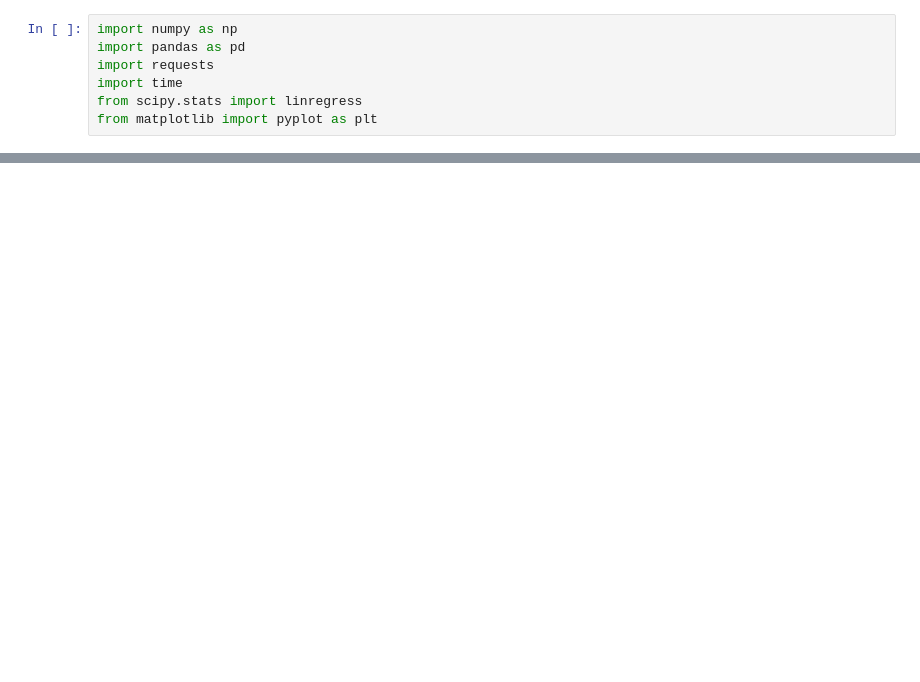
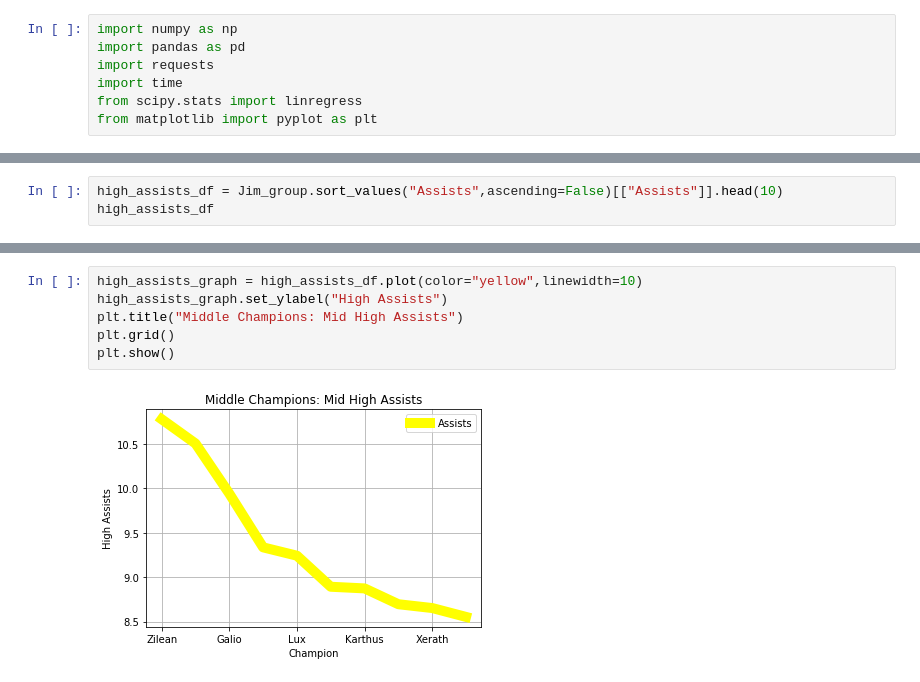
Before and after one commit to CodeReber/lol_champions, a Jupyter notebook: Jim.ipynb, the cells around one changed output, grey strips where cells are left out. Saved outputs shown, nothing was run; the diff lists cells and outputs as text; blank space fills up the shorter version.

```diff
--- a/Jim.ipynb
+++ b/Jim.ipynb
@@ -58,0 +112,3 @@ battle_data.plot(kind="bar", facecolor="red")
+# %%
+high_assists_df = Jim_group.sort_values("Assists",ascending=False)[["Assists"]].head(10)
+high_assists_df
@@ -58,0 +128,8 @@ battle_data.plot(kind="bar", facecolor="red")
+# %%
+high_assists_graph = high_assists_df.plot(color="yellow",linewidth=10)
+high_assists_graph.set_ylabel("High Assists")
+plt.title("Middle Champions: Mid High Assists")
+plt.grid()
+plt.show()
+# %% [output]
+[figure, added]
```
Also changed, not shown: parts of 17 cells of this notebook, 2 other files.
